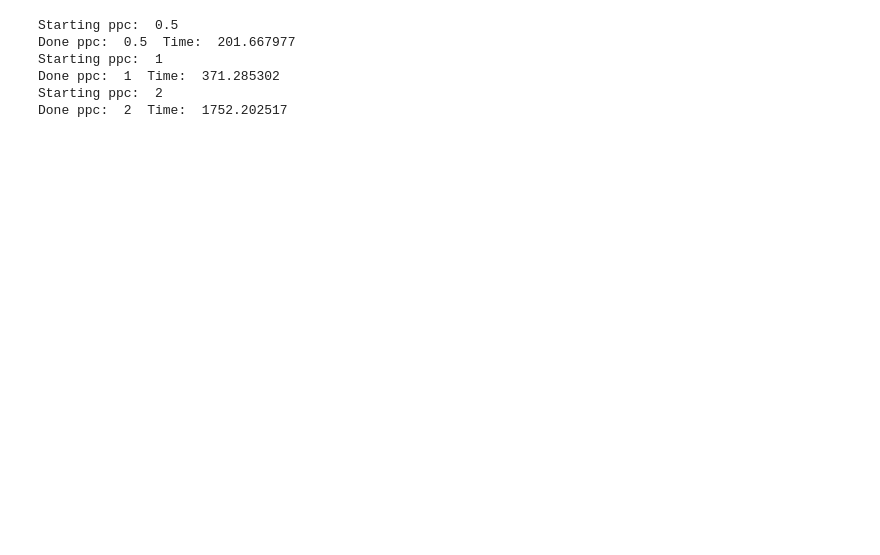
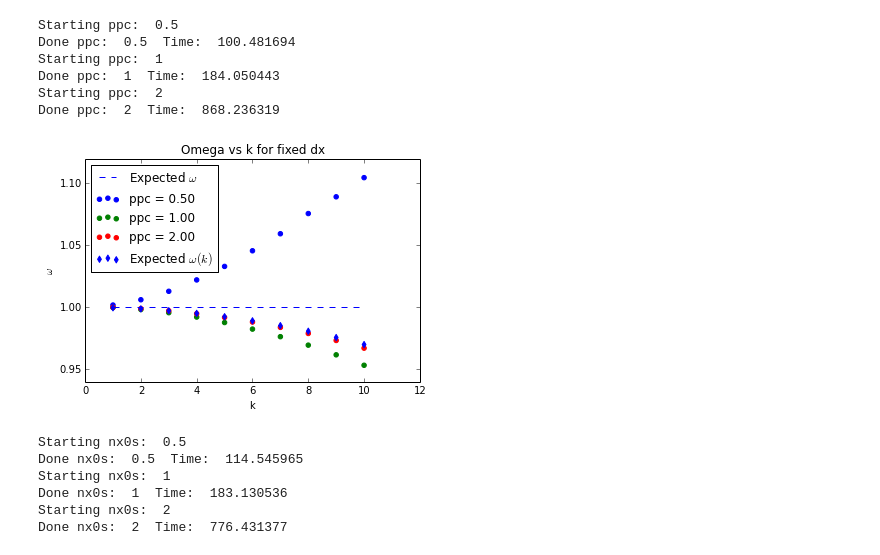
Before and after one commit to dreamer2368/py3d3v, a Jupyter notebook: py3d3v/dispersion.ipynb, the cells around one changed output. Saved outputs shown, nothing was run; the diff lists cells and outputs as text; code cells hidden in the pictures; blank space fills up the shorter version.

```diff
--- a/py3d3v/dispersion.ipynb
+++ b/py3d3v/dispersion.ipynb
@@ -16,10 +18,11 @@ norm = lambda x: np.max(np.abs(x))
 ntc = 10
 nx0 = 128
 results = []
+ppc_vals = [.5, 1, 2]
 for ppc in [.5, 1, 2]:
     print "Starting ppc: ", ppc
     start = time.clock()
-    for mode in range(1, 20+1):
+    for mode in range(1, 10+1):
         Nx0 = int(nx0*ppc)
         l3d = Landau3D(save_rr=True, nt=ntc, mode=mode,
                        grid_dims=(nx0,nx0,nx0),
@@ -42,8 +45,65 @@ for ppc in [.5, 1, 2]:
     print "Done ppc: ", ppc, " Time: ", time.clock()-start
 # %% [output]
 Starting ppc:  0.5
-Done ppc:  0.5  Time:  201.667977
+Done ppc:  0.5  Time:  100.481694
 Starting ppc:  1
-Done ppc:  1  Time:  371.285302
+Done ppc:  1  Time:  184.050443
 Starting ppc:  2
-Done ppc:  2  Time:  1752.202517
+Done ppc:  2  Time:  868.236319
+# %%
+colors = {.5:'b', 1:'g', 2:'r'}
+rp = [[r for r in results
+       if r.ppc == ppc]
+      for ppc in ppc_vals]
+for ra in rp:
+    plt.scatter([r.k for r in ra], [r.omega for r in ra],
+                 label="ppc = %.2f" % (ra[0].ppc,),
+                 color=colors[ra[0].ppc])
+plt.scatter([r.k for r in rp[0]], [r.wpe for r in rp[0]],
+            color='b', marker='d', label="Expected $\omega(k)$")
+plt.plot([r.k for r in rp[0]], np.ones(len(rp[0])),
+          color='b', linestyle='--', label="Expected $\omega$")
+plt.title("Omega vs k for fixed dx")
+plt.legend(loc="upper left")
+plt.xlabel("k"); plt.ylabel("$\omega$");
+plt.savefig("wk_fixed_dx.png");
+# %% [output]
+[figure, added]
+# %%
+ntc = 10
+nx0 = 128
+Nx0 = 128
+resultsnx = []
+nx0s_vals =[.5, 1, 2]
+for nx0s in nx0s_vals:
+    print "Starting nx0s: ", nx0s
+    start = time.clock()
+    for mode in range(1, 10+1):
+        nx = int(nx0*nx0s)
+        l3d = Landau3D(save_rr=True, nt=ntc, mode=mode,
+                       grid_dims=(nx,nx,nx),
+                       part_dims=(Nx0,Nx0,Nx0))
+        l3d.init_run()
+        l3d.run()
+
+        t_vals = np.linspace(0, l3d.nt*l3d.dt, l3d.nt+1)
+        wpe = np.cos(l3d.k*l3d.dx/2)*l3d.wp
+
+        rr = l3d.rr
+        omega = np.mean(np.arccos(2*rr[1:ntc+1]/rr[0]-1)/(2*t_vals[1:ntc+1]))
+
+        # Get rid of the memory heavy part of l3d
+        l3d.pic   = None
+        l3d.wpe   = wpe
+        l3d.omega = omega
+        l3d.nx0s  = nx0s
+        l3d.ppc   = 1./nx0s
+        resultsnx.append(l3d)
+    print "Done nx0s: ", nx0s, " Time: ", time.clock()-start
+# %% [output]
+Starting nx0s:  0.5
+Done nx0s:  0.5  Time:  114.545965
+Starting nx0s:  1
+Done nx0s:  1  Time:  183.130536
+Starting nx0s:  2
+Done nx0s:  2  Time:  776.431377
```
Also changed, not shown: parts of 11 cells of this notebook, 1 other file.
